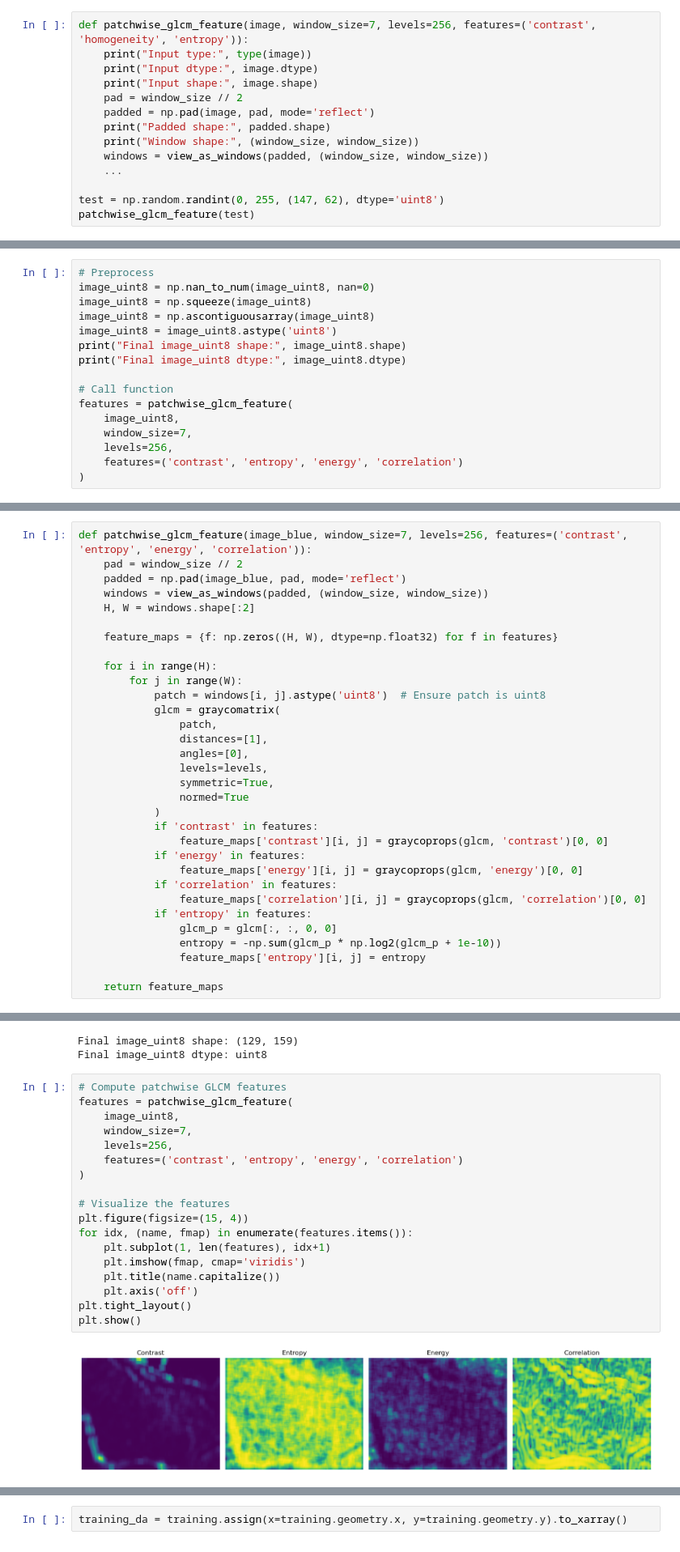
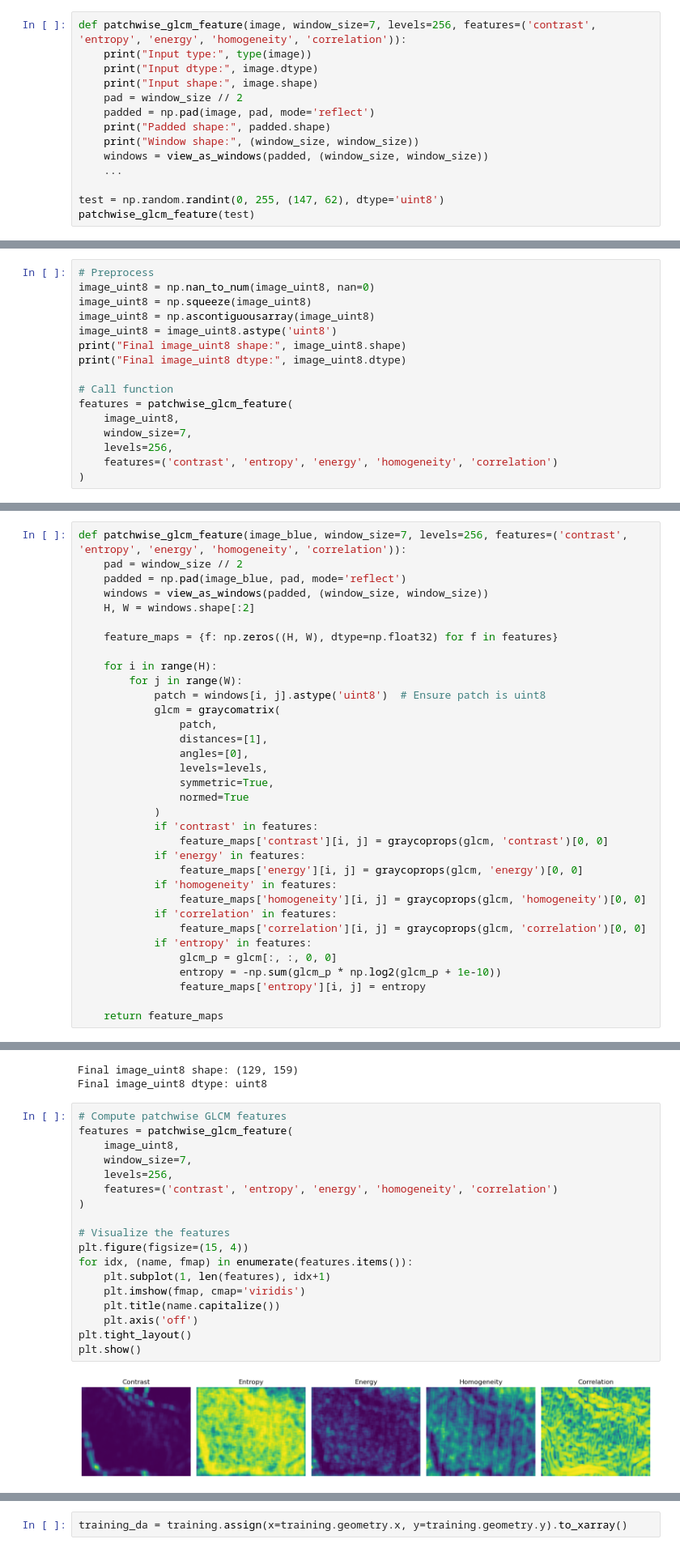
Before and after one commit to digitalearthpacific/dep-seagrass, a Jupyter notebook: classification/3-combined-workflow-texture-05062025.ipynb, the cells around one changed output, grey strips where cells are left out. Shown at 81% size. Saved outputs shown, nothing was run; the diff lists cells and outputs as text.

Commit message:
window size testing

```diff
--- a/classification/3-combined-workflow-texture-05062025.ipynb
+++ b/classification/3-combined-workflow-texture-05062025.ipynb
@@ -198,7 +198,7 @@ def normalize_image(img):
     arr = (arr * 255).astype('uint8')
     return arr
 # %%
-def patchwise_glcm_feature(image, window_size=7, levels=256, features=('contrast', 'homogeneity', 'entropy')):
+def patchwise_glcm_feature(image, window_size=7, levels=256, features=('contrast', 'entropy', 'energy', 'homogeneity', 'correlation')):
     print("Input type:", type(image))
     print("Input dtype:", image.dtype)
     print("Input shape:", image.shape)
@@ -247,7 +247,7 @@ features = patchwise_glcm_feature(
     image_uint8,
     window_size=7,
     levels=256,
-    features=('contrast', 'entropy', 'energy', 'correlation')
+    features=('contrast', 'entropy', 'energy', 'homogeneity', 'correlation')
 )
 # %% [output]
 Final image_uint8 shape: (129, 159)
@@ -258,7 +258,7 @@ Input shape: (129, 159)
 Padded shape: (135, 165)
 Window shape: (7, 7)
 # %%
-def patchwise_glcm_feature(image_blue, window_size=7, levels=256, features=('contrast', 'entropy', 'energy', 'correlation')):
+def patchwise_glcm_feature(image_blue, window_size=7, levels=256, features=('contrast', 'entropy', 'energy', 'homogeneity', 'correlation')):
     pad = window_size // 2
     padded = np.pad(image_blue, pad, mode='reflect')
     windows = view_as_windows(padded, (window_size, window_size))
@@ -281,6 +281,8 @@ def patchwise_glcm_feature(image_blue, window_size=7, levels=256, features=('con
                 feature_maps['contrast'][i, j] = graycoprops(glcm, 'contrast')[0, 0]
             if 'energy' in features:
                 feature_maps['energy'][i, j] = graycoprops(glcm, 'energy')[0, 0]
+            if 'homogeneity' in features:
+                feature_maps['homogeneity'][i, j] = graycoprops(glcm, 'homogeneity')[0, 0]
             if 'correlation' in features:
                 feature_maps['correlation'][i, j] = graycoprops(glcm, 'correlation')[0, 0]
             if 'entropy' in features:
@@ -321,22 +323,22 @@ Final image_uint8 dtype: uint8
 # %%
 # Compute patchwise GLCM features
 features = patchwise_glcm_feature(
     image_uint8,
     window_size=7,
     levels=256,
-    features=('contrast', 'entropy', 'energy', 'correlation')
+    features=('contrast', 'entropy', 'energy', 'homogeneity', 'correlation')
 )
 
 # Visualize the features
 plt.figure(figsize=(15, 4))
 for idx, (name, fmap) in enumerate(features.items()):
     plt.subplot(1, len(features), idx+1)
     plt.imshow(fmap, cmap='viridis')
     plt.title(name.capitalize())
     plt.axis('off')
 plt.tight_layout()
 plt.show()
 # %% [output]
-[figure, old version]
+[figure, new version]
 # %%
 contrast_map = features['contrast']
```
Also changed, not shown: parts of 9 cells of this notebook, 2 other files.
